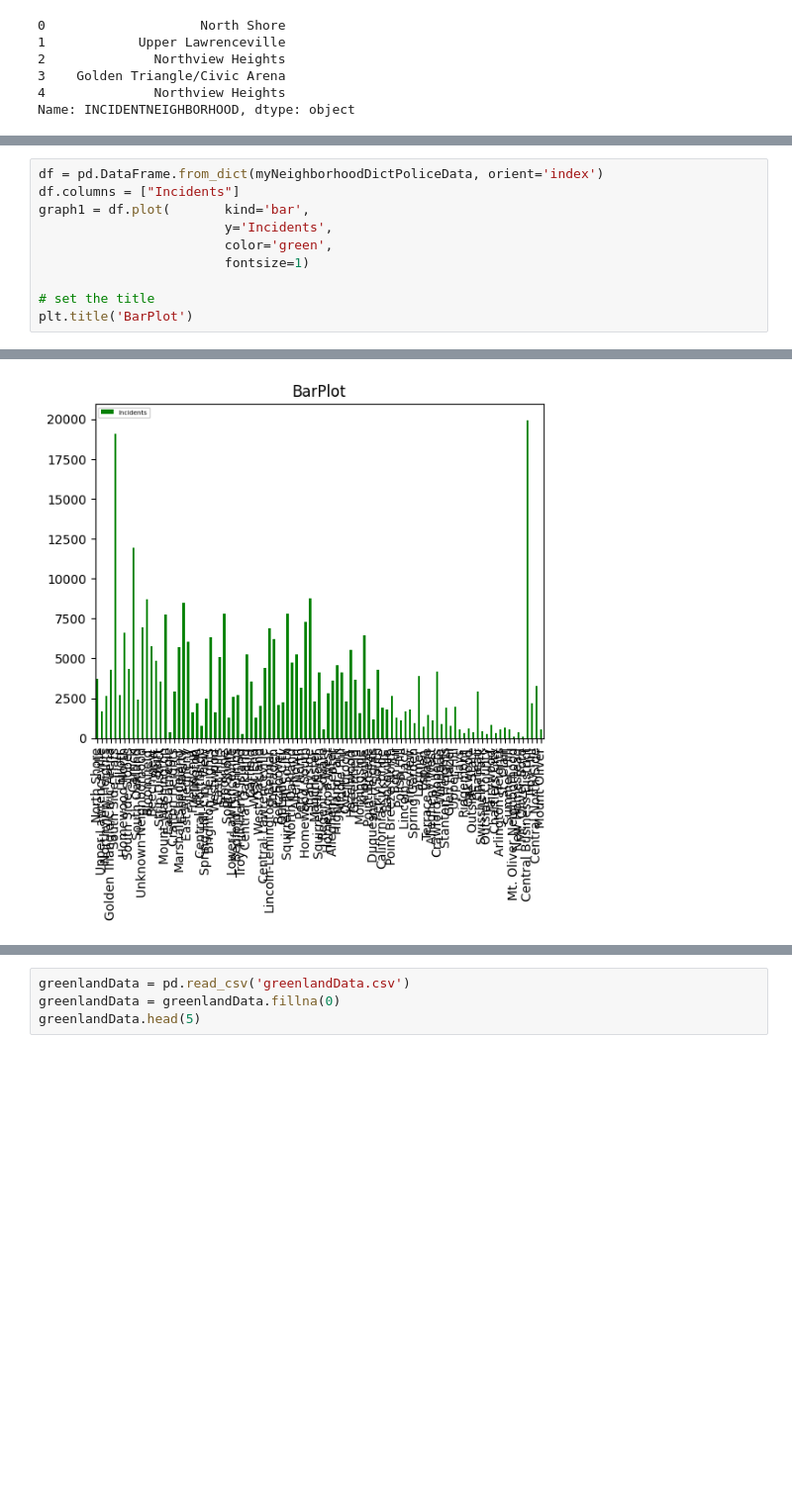
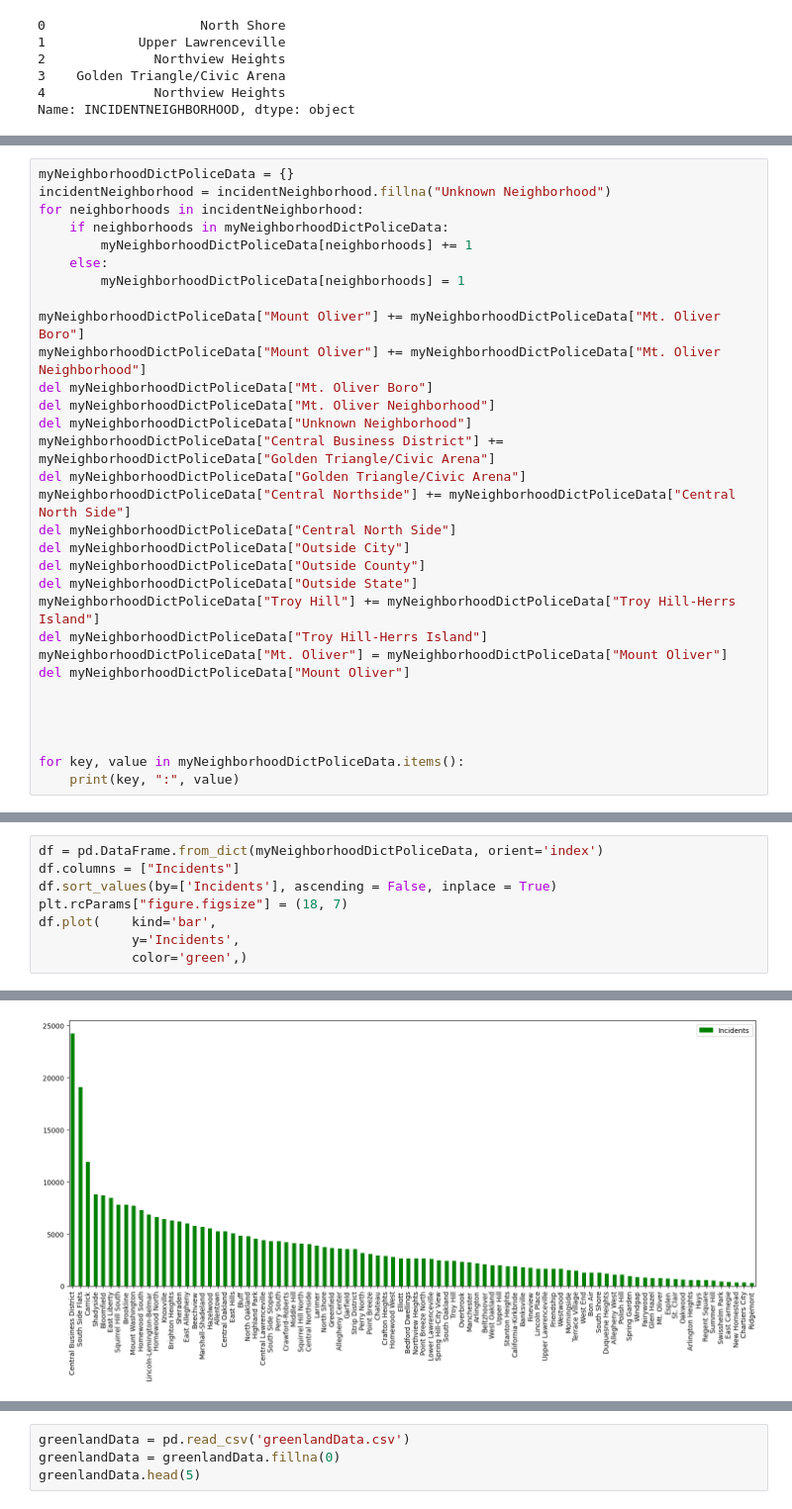
Before and after one commit to XianyuZhao04/CMPINF-0010-FinalProject, a Jupyter notebook: xianyuPersonalNotebook.ipynb, the cells around one changed output, grey strips where cells are left out. Shown at 99% size. Saved outputs shown, nothing was run; the diff lists cells and outputs as text; blank space fills up the shorter version.

Commit message:
Remove duplicate Neighborhood

```diff
--- a/xianyuPersonalNotebook.ipynb
+++ b/xianyuPersonalNotebook.ipynb
@@ -45,0 +17,31 @@ Mount Oliver : 541
+# %%
+myNeighborhoodDictPoliceData = {}
+incidentNeighborhood = incidentNeighborhood.fillna("Unknown Neighborhood")
+for neighborhoods in incidentNeighborhood:
+    if neighborhoods in myNeighborhoodDictPoliceData:
+        myNeighborhoodDictPoliceData[neighborhoods] += 1
+    else:
+        myNeighborhoodDictPoliceData[neighborhoods] = 1
+
+myNeighborhoodDictPoliceData["Mount Oliver"] += myNeighborhoodDictPoliceData["Mt. Oliver Boro"]
+myNeighborhoodDictPoliceData["Mount Oliver"] += myNeighborhoodDictPoliceData["Mt. Oliver Neighborhood"]
+del myNeighborhoodDictPoliceData["Mt. Oliver Boro"]
+del myNeighborhoodDictPoliceData["Mt. Oliver Neighborhood"]
+del myNeighborhoodDictPoliceData["Unknown Neighborhood"]
+myNeighborhoodDictPoliceData["Central Business District"] += myNeighborhoodDictPoliceData["Golden Triangle/Civic Arena"]
+del myNeighborhoodDictPoliceData["Golden Triangle/Civic Arena"]
+myNeighborhoodDictPoliceData["Central Northside"] += myNeighborhoodDictPoliceData["Central North Side"]
+del myNeighborhoodDictPoliceData["Central North Side"]
+del myNeighborhoodDictPoliceData["Outside City"]
+del myNeighborhoodDictPoliceData["Outside County"]
+del myNeighborhoodDictPoliceData["Outside State"]
+myNeighborhoodDictPoliceData["Troy Hill"] += myNeighborhoodDictPoliceData["Troy Hill-Herrs Island"]
+del myNeighborhoodDictPoliceData["Troy Hill-Herrs Island"]
+myNeighborhoodDictPoliceData["Mt. Oliver"] = myNeighborhoodDictPoliceData["Mount Oliver"]
+del myNeighborhoodDictPoliceData["Mount Oliver"]
+
+
+
+
+for key, value in myNeighborhoodDictPoliceData.items():
+    print(key, ":", value)
@@ -46,11 +66,9 @@ Mount Oliver : 541
 # %%
 df = pd.DataFrame.from_dict(myNeighborhoodDictPoliceData, orient='index')
 df.columns = ["Incidents"]
-graph1 = df.plot(       kind='bar',
-                        y='Incidents',
-                        color='green',
-                        fontsize=1)
-
-# set the title
-plt.title('BarPlot')
+df.sort_values(by=['Incidents'], ascending = False, inplace = True)
+plt.rcParams["figure.figsize"] = (18, 7)
+df.plot(    kind='bar',
+            y='Incidents',
+            color='green',)
 # %% [output]
@@ -58 +76 @@ Text(0.5, 1.0, 'BarPlot')
-[figure, old version]
+[figure, new version]
```
Also changed, not shown: parts of 12 cells of this notebook.
